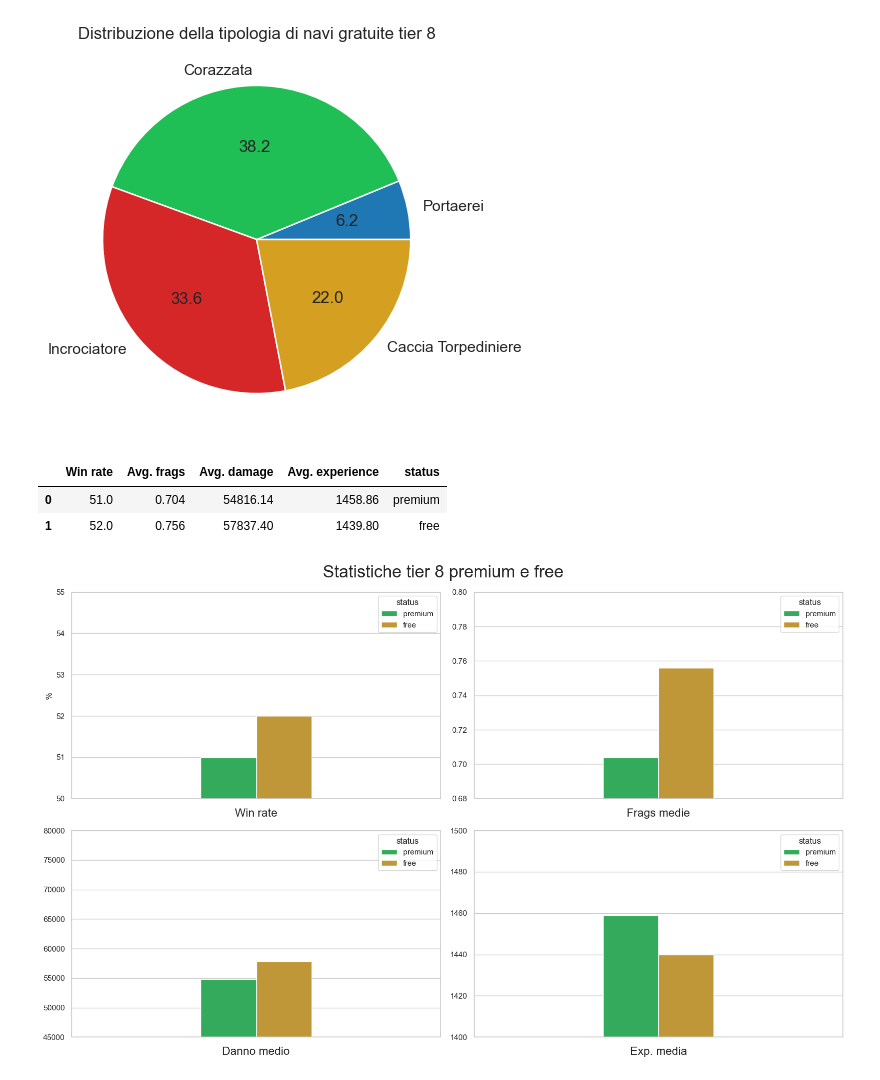
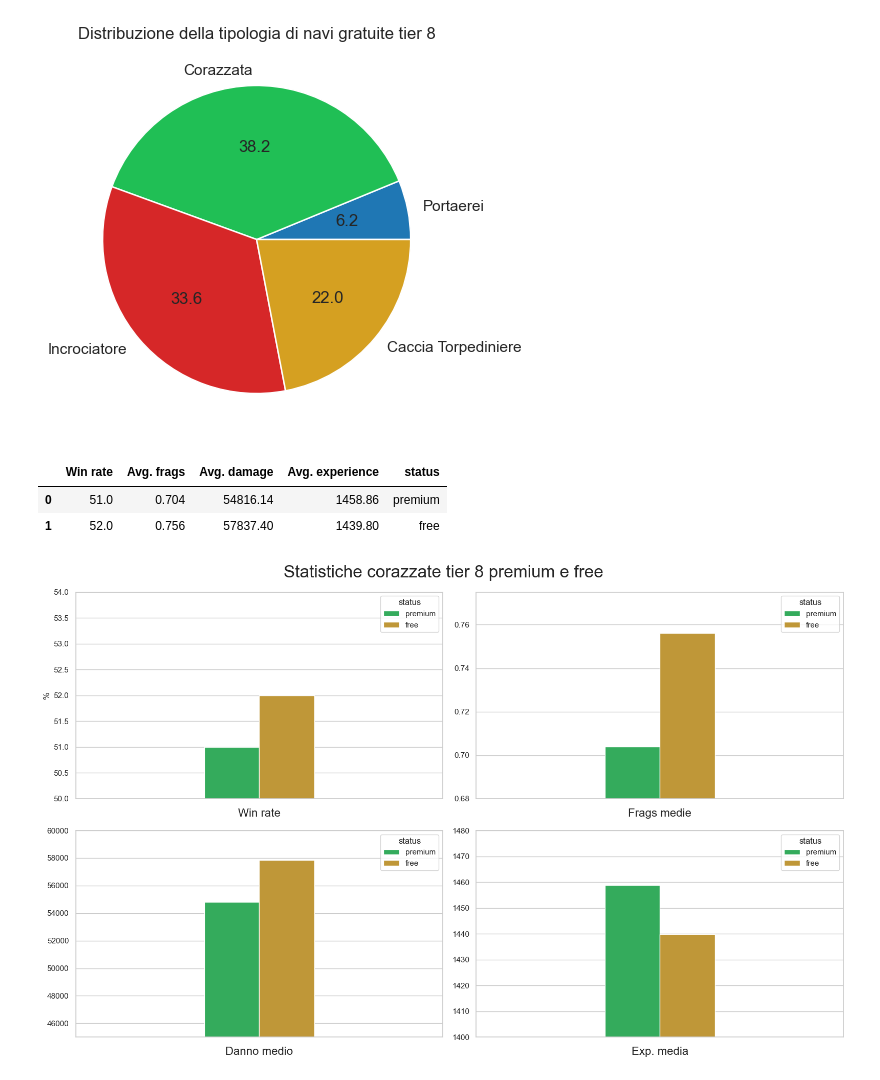
Before and after one commit to riccardosantarossa/UNI_DataScienceProject, a Jupyter notebook: project.ipynb, the cells around one changed output. Cells and saved outputs as stored; diff of their text form; code cells hidden in the pictures.

Commit message:
Sistemate le conversioni dei dati

```diff
--- a/project.ipynb
+++ b/project.ipynb
@@ -24,12 +24,29 @@ allShips['Battles'] = allShips['Battles'].str.replace(' ', '')
 allShips = allShips.drop(368)
 allShips = allShips.drop(375)
 
-#Conversione dei tipi float in interi per i calcoli
+#Conversione dei tipi float in interi per i calcoli successivi
 allShips['Battles'] = allShips['Battles'].values.astype(np.int64)
 allShips['Tier'] = allShips['Tier'].values.astype(np.int64)
 allShips['Avg. damage'] = allShips['Avg. damage'].str.replace(' ', '')
 allShips['Avg. damage'] = allShips['Avg. damage'].values.astype(np.int64)
 
+#Conversione dei dati in formato stringa in intero, per i calcoli successivi
+#Navi premium
+premiumShips['Battles'] = premiumShips['Battles'].str.replace(' ', '')
+premiumShips['Battles'] = premiumShips['Battles'].values.astype(np.int64)
+premiumShips['Avg. damage'] = premiumShips['Avg. damage'].str.replace(' ', '')
+premiumShips['Avg. damage'] = premiumShips['Avg. damage'].values.astype(np.int64)
+premiumShips['Avg. experience'] = premiumShips['Avg. experience'].str.replace(' ', '')
+premiumShips = premiumShips.dropna()
+premiumShips['Avg. experience'] = premiumShips['Avg. experience'].values.astype(np.int64)
+
+#Navi gratuite
+freeShips['Battles'] = freeShips['Battles'].str.replace(' ', '')
+freeShips['Avg. damage'] = freeShips['Avg. damage'].str.replace(' ', '')
+freeShips['Avg. damage'] = freeShips['Avg. damage'].values.astype(np.int64)
+freeShips['Avg. experience'] = freeShips['Avg. experience'].str.replace(' ', '')
+freeShips = freeShips.dropna()
+freeShips['Avg. experience'] = freeShips['Avg. experience'].values.astype(np.int64)
 
 #Eliminazione della colonna con formato errato e non necessaria
 allShips = allShips.drop('Avg. experience', axis = 1)
@@ -332,27 +344,9 @@ plt.show()
 # %%
-# Analisi delle statistiche delle corazzate tier 8
+# Analisi specifica delle statistiche delle corazzate tier 8
 
 #Estrazione delle corazzate, premium e free e aggiunta della colonna per distinguerle tra premium e no
 premiumBB = premiumShips[(premiumShips['Type'] == 'Battleship') & (premiumShips['Tier'] == 8)].copy()
 freeBB = freeShips[(freeShips['Type'] == 'Battleship') & (freeShips['Tier'] == 8)].copy()
-
-#Conversione dei dati in formato stringa in intero, per i calcoli successivi
-
-#Navi premium
-premiumBB['Battles'] = premiumBB['Battles'].str.replace(' ', '')
-premiumBB['Battles'] = premiumBB['Battles'].values.astype(np.int64)
-premiumBB['Avg. damage'] = premiumBB['Avg. damage'].str.replace(' ', '')
-premiumBB['Avg. damage'] = premiumBB['Avg. damage'].values.astype(np.int64)
-premiumBB['Avg. experience'] = premiumBB['Avg. experience'].str.replace(' ', '')
-premiumBB['Avg. experience'] = premiumBB['Avg. experience'].values.astype(np.int64)
-
-#Navi gratuite
-freeBB['Battles'] = freeBB['Battles'].str.replace(' ', '')
-freeBB['Battles'] = freeBB['Battles'].values.astype(np.int64)
-freeBB['Avg. damage'] = freeBB['Avg. damage'].str.replace(' ', '')
-freeBB['Avg. damage'] = freeBB['Avg. damage'].values.astype(np.int64)
-freeBB['Avg. experience'] = freeBB['Avg. experience'].str.replace(' ', '')
-freeBB['Avg. experience'] = freeBB['Avg. experience'].values.astype(np.int64)
 
 #Costruzione di un dataframe con i dati medi
 meanData = [[(premiumBB['Win rate'].mean().round(2))*100, premiumBB['Avg. frags'].mean().round(3),
@@ -374,39 +368,39 @@ fig, ax = plt.subplots(2,2, figsize = (16,10))
 #Definizione dei 4 barplot
 
 #Plot del winrate
-ax[0][0].set_ylim([50, 55])
+ax[0][0].set_ylim([50, 54])
 sns.barplot(data = meanT8DF, y = 'Win rate', hue = 'status', palette = palette, width = 0.3, ax = ax[0][0])
 ax[0][0].set_xlabel('Win rate')
 ax[0][0].xaxis.label.set_size(16)
 ax[0][0].set_ylabel('%')
 
 #Plot delle frags
-ax[0][1].set_ylim([0.680, 0.800])
+ax[0][1].set_ylim([0.680, 0.775])
 sns.barplot(data = meanT8DF, y = 'Avg. frags', hue = 'status', palette = palette, width = 0.3, ax = ax[0][1])
 ax[0][1].set_xlabel('Frags medie')
 ax[0][1].xaxis.label.set_size(16)
 ax[0][1].set_ylabel('')
 
 #Plot del danno
-ax[1][0].set_ylim([45000, 80000])
+ax[1][0].set_ylim([45000, 60000])
 sns.barplot(data = meanT8DF, y = 'Avg. damage', hue = 'status', palette = palette, width = 0.3, ax = ax[1][0])
 ax[1][0].set_xlabel('Danno medio')
 ax[1][0].xaxis.label.set_size(16)
 ax[1][0].set_ylabel('')
 
 #Plot dell'esperienza media
-ax[1][1].set_ylim([1400, 1500])
+ax[1][1].set_ylim([1400, 1480])
 sns.barplot(data = meanT8DF, y = 'Avg. experience', hue = 'status', palette = palette, width = 0.3, ax = ax[1][1])
 ax[1][1].set_xlabel('Exp. media')
 ax[1][1].xaxis.label.set_size(16)
 ax[1][1].set_ylabel('')
 
 #Visualizzazione
-fig.suptitle('Statistiche tier 8 premium e free', fontsize = 24)
+fig.suptitle('Statistiche corazzate tier 8 premium e free', fontsize = 24)
 fig.tight_layout()
 plt.show()
 # %% [output]
 |  | Win rate | Avg. frags | Avg. damage | Avg. experience | status |
 | 0 | 51.0 | 0.704 | 54816.14 | 1458.86 | premium |
 | 1 | 52.0 | 0.756 | 57837.40 | 1439.80 | free |
-[figure, old version]
+[figure, new version]
```
Also changed, not shown: parts of 5 cells of this notebook.
